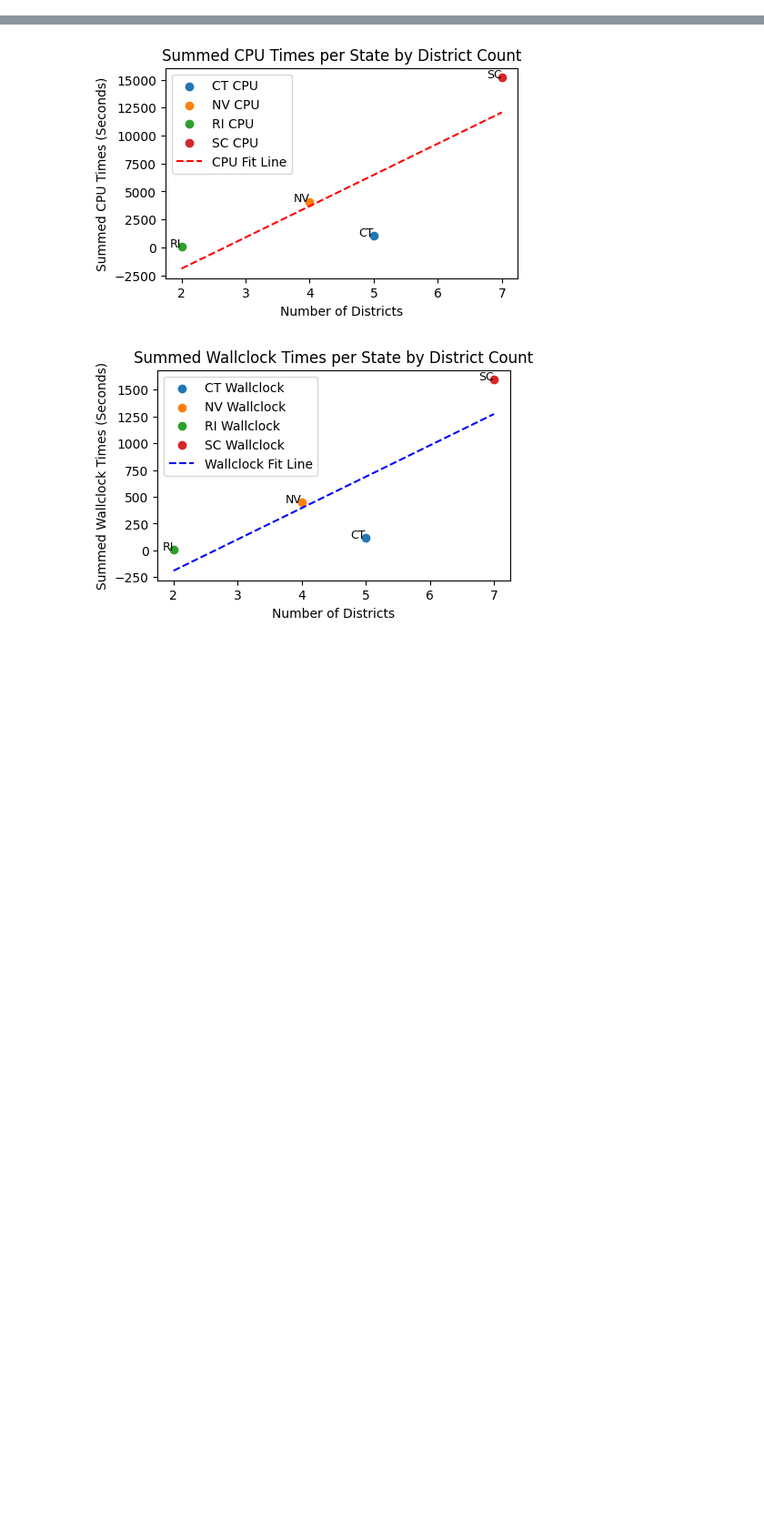
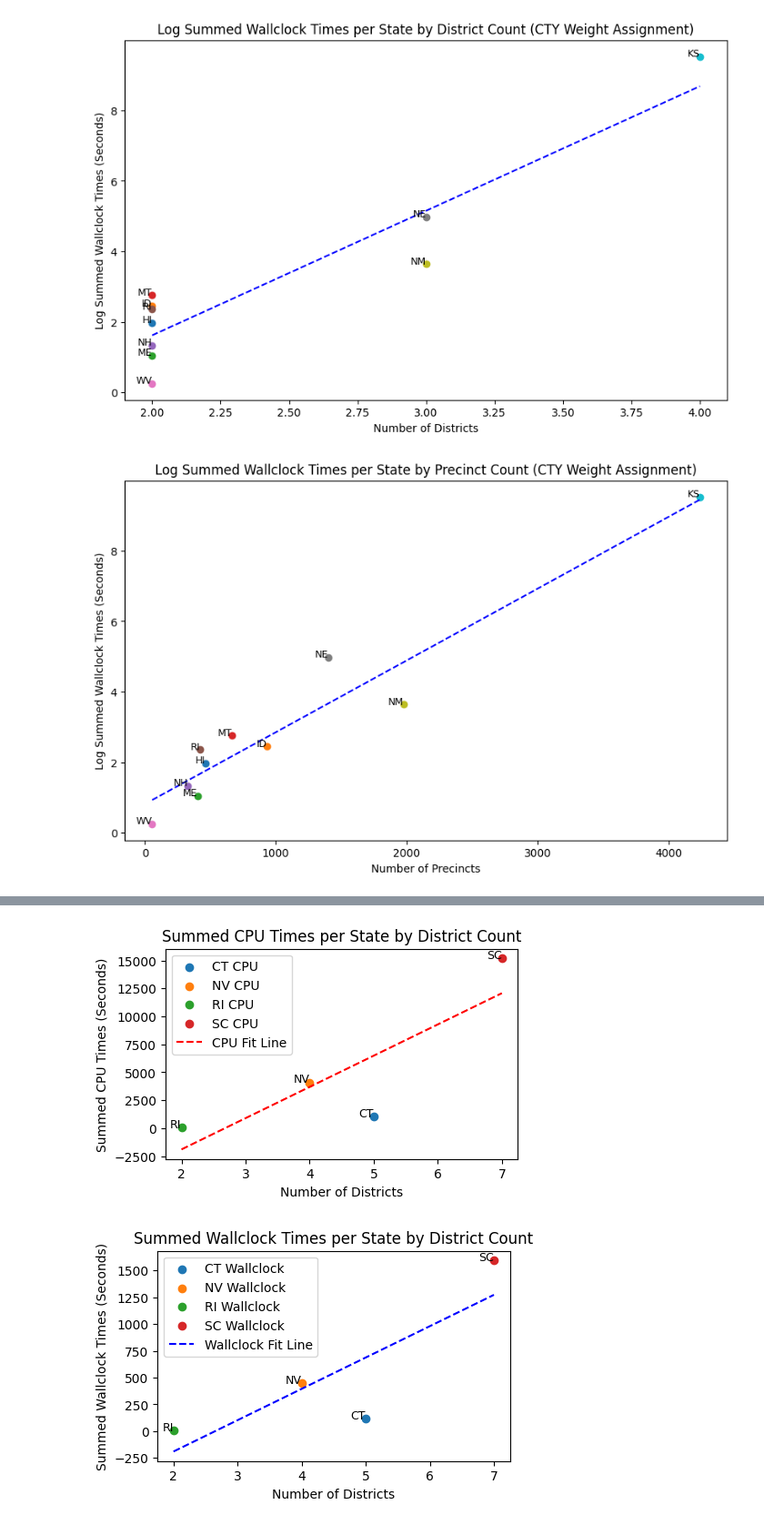
Before and after one commit to dinglucy/district_dwellers, a Jupyter notebook: runtimes.ipynb, the cells around one changed output, grey strips where cells are left out. Shown at 91% size. Cells and saved outputs as stored; diff of their text form; code cells hidden in the pictures; blank space fills up the shorter version.

```diff
--- a/runtimes.ipynb
+++ b/runtimes.ipynb
@@ -0,0 +90,49 @@
+# %%
+##############
+# CTY_WEIGHTS #
+##############
+
+
+cty_labels = [label for label, state in zip(data['label'], data['state_name']) if 'cty_weights' in state]
+cty_districts = [district for district, state in zip(data['numDistricts'], data['state_name']) if 'cty_weights' in state]
+cty_precincts = [precinct for precinct, state in zip(data['precincts'], data['state_name']) if 'cty_weights' in state]
+cty_runtimes = [np.log(time) for time, state in zip(data['totaltime'], data['state_name']) if "cty_weights" in state]
+
+
+# District graph
+
+cty_district_fit = np.polyfit(cty_districts, cty_runtimes, 1)
+cty_district_fitline_x = np.linspace(min(cty_districts), max(cty_districts), 100)
+cty_district_fitline_y = np.polyval(cty_district_fit,cty_district_fitline_x)
+
+plt.figure(figsize=(10, 6))
+for i in range(len(cty_districts)):
+    plt.scatter(cty_districts[i], cty_runtimes[i], label=f"{cty_labels[i]} Wallclock")
+    plt.text(cty_districts[i], cty_runtimes[i], f"{cty_labels[i]}", fontsize=9, ha='right')
+plt.xlabel('Number of Districts')
+plt.ylabel('Log Summed Wallclock Times (Seconds)')
+plt.title('Log Summed Wallclock Times per State by District Count (CTY Weight Assignment)')
+plt.plot(cty_district_fitline_x, cty_district_fitline_y, color='blue', linestyle='--', label='Wallclock Fit Line')
+# plt.legend()
+plt.show()
+
+
+# Precinct graph
+
+cty_precinct_fit = np.polyfit(cty_precincts, cty_runtimes, 1)
+cty_precinct_fitline_x = np.linspace(min(cty_precincts), max(cty_precincts), 100)
+cty_precinct_fitline_y = np.polyval(cty_precinct_fit,cty_precinct_fitline_x)
+
+plt.figure(figsize=(10, 6))
+for i in range(len(cty_precincts)):
+    plt.scatter(cty_precincts[i], cty_runtimes[i], label=f"{cty_labels[i]} Wallclock")
+    plt.text(cty_precincts[i], cty_runtimes[i], f"{cty_labels[i]}", fontsize=9, ha='right')
+plt.xlabel('Number of Precincts')
+plt.ylabel('Log Summed Wallclock Times (Seconds)')
+plt.title('Log Summed Wallclock Times per State by Precinct Count (CTY Weight Assignment)')
+plt.plot(cty_precinct_fitline_x, cty_precinct_fitline_y, color='blue', linestyle='--', label='Wallclock Fit Line')
+# plt.legend()
+plt.show()
+# %% [output]
+[figure, added]
+[figure, added]
```
Also changed, not shown: parts of 5 cells of this notebook, 7 other files.
